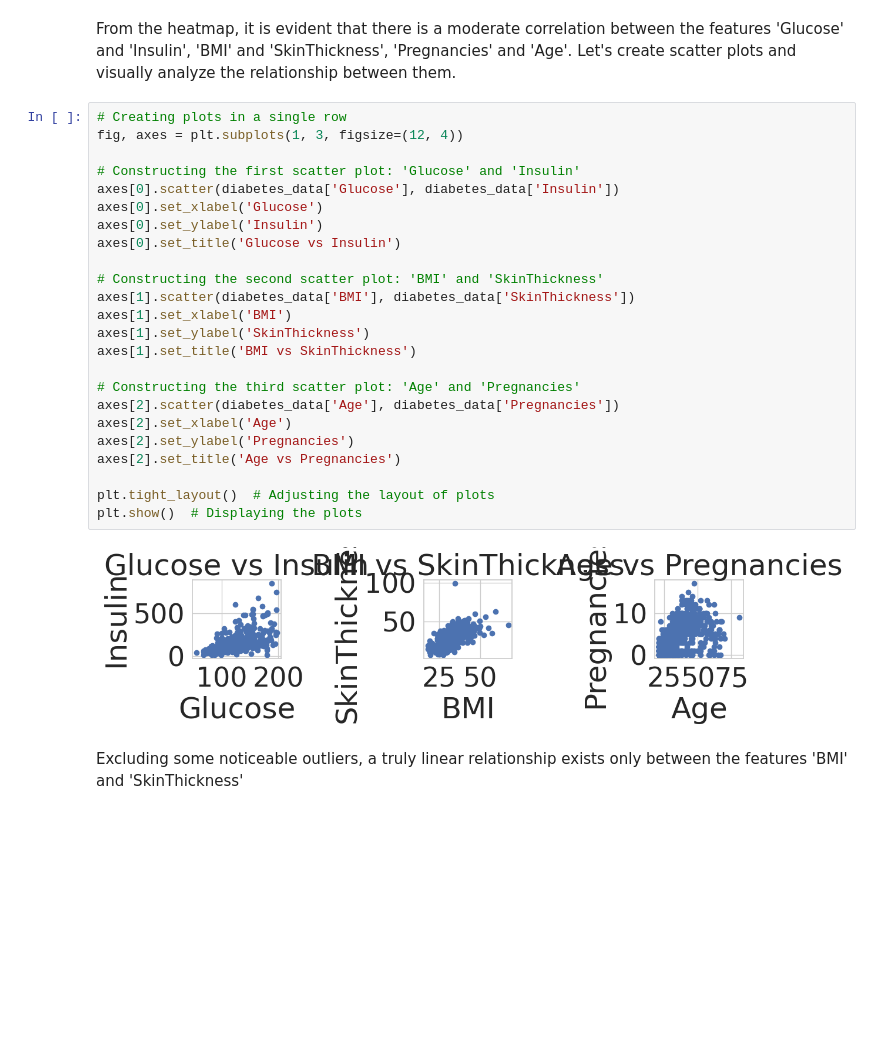
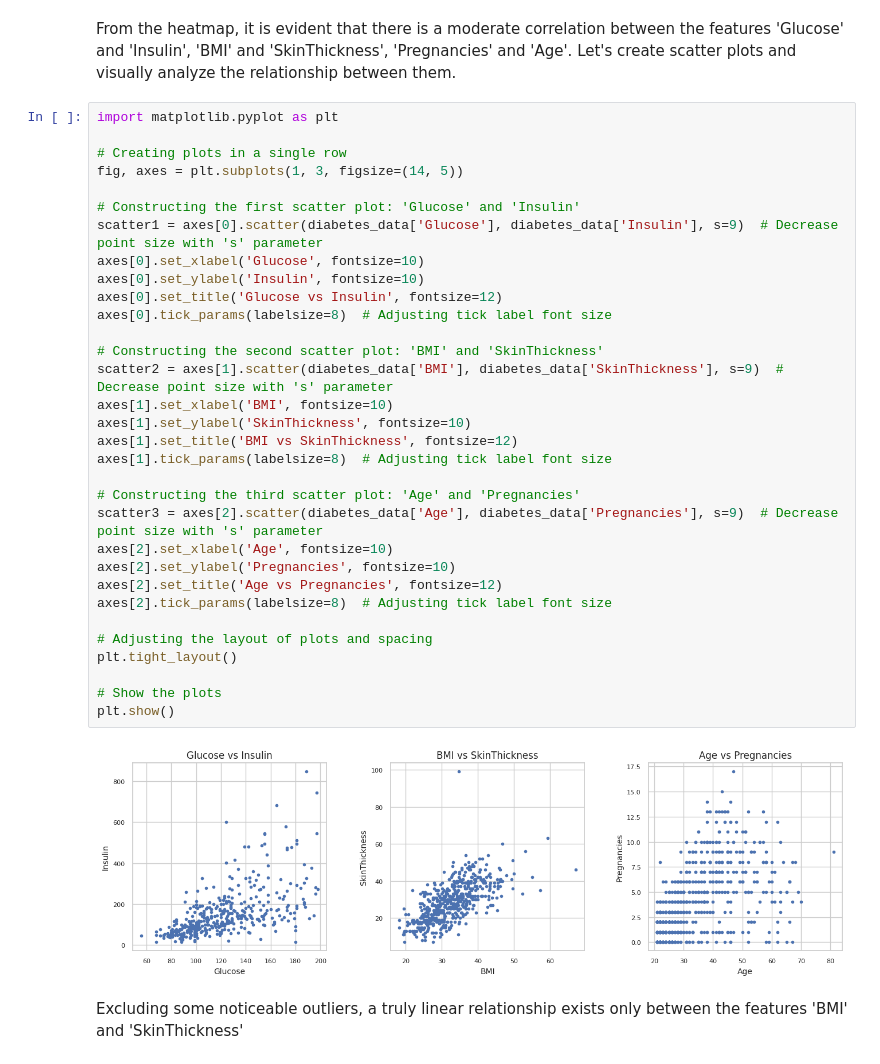
Before and after one commit to EL-YAT/pet-projects, a Jupyter notebook: diabetes.ipynb, the cells around one changed output. Drawn from its saved outputs; the diff is of its cells as text; blank space fills up the shorter version.

```diff
--- a/diabetes.ipynb
+++ b/diabetes.ipynb
@@ -354,31 +393,39 @@ sns.heatmap(
 # %% [markdown]
 From the heatmap, it is evident that there is a moderate correlation between the features 'Glucose' and 'Insulin', 'BMI' and 'SkinThickness', 'Pregnancies' and 'Age'. Let's create scatter plots and visually analyze the relationship between them.
 # %%
+import matplotlib.pyplot as plt
+
 # Creating plots in a single row
-fig, axes = plt.subplots(1, 3, figsize=(12, 4))
+fig, axes = plt.subplots(1, 3, figsize=(14, 5))
 
 # Constructing the first scatter plot: 'Glucose' and 'Insulin'
-axes[0].scatter(diabetes_data['Glucose'], diabetes_data['Insulin'])
-axes[0].set_xlabel('Glucose')
-axes[0].set_ylabel('Insulin')
-axes[0].set_title('Glucose vs Insulin')
+scatter1 = axes[0].scatter(diabetes_data['Glucose'], diabetes_data['Insulin'], s=9)  # Decrease point size with 's' parameter
+axes[0].set_xlabel('Glucose', fontsize=10)
+axes[0].set_ylabel('Insulin', fontsize=10)
+axes[0].set_title('Glucose vs Insulin', fontsize=12)
+axes[0].tick_params(labelsize=8)  # Adjusting tick label font size
 
 # Constructing the second scatter plot: 'BMI' and 'SkinThickness'
-axes[1].scatter(diabetes_data['BMI'], diabetes_data['SkinThickness'])
-axes[1].set_xlabel('BMI')
-axes[1].set_ylabel('SkinThickness')
-axes[1].set_title('BMI vs SkinThickness')
+scatter2 = axes[1].scatter(diabetes_data['BMI'], diabetes_data['SkinThickness'], s=9)  # Decrease point size with 's' parameter
+axes[1].set_xlabel('BMI', fontsize=10)
+axes[1].set_ylabel('SkinThickness', fontsize=10)
+axes[1].set_title('BMI vs SkinThickness', fontsize=12)
+axes[1].tick_params(labelsize=8)  # Adjusting tick label font size
 
 # Constructing the third scatter plot: 'Age' and 'Pregnancies'
-axes[2].scatter(diabetes_data['Age'], diabetes_data['Pregnancies'])
-axes[2].set_xlabel('Age')
-axes[2].set_ylabel('Pregnancies')
-axes[2].set_title('Age vs Pregnancies')
+scatter3 = axes[2].scatter(diabetes_data['Age'], diabetes_data['Pregnancies'], s=9)  # Decrease point size with 's' parameter
+axes[2].set_xlabel('Age', fontsize=10)
+axes[2].set_ylabel('Pregnancies', fontsize=10)
+axes[2].set_title('Age vs Pregnancies', fontsize=12)
+axes[2].tick_params(labelsize=8)  # Adjusting tick label font size
 
-plt.tight_layout()  # Adjusting the layout of plots
-plt.show()  # Displaying the plots
+# Adjusting the layout of plots and spacing
+plt.tight_layout()
+
+# Show the plots
+plt.show()
 # %% [output]
-[figure, old version]
+[figure, new version]
 # %% [markdown]
 Excluding some noticeable outliers, a truly linear relationship exists only between the features 'BMI' and 'SkinThickness'
 # %%
```
Also changed, not shown: parts of 7 cells of this notebook.
